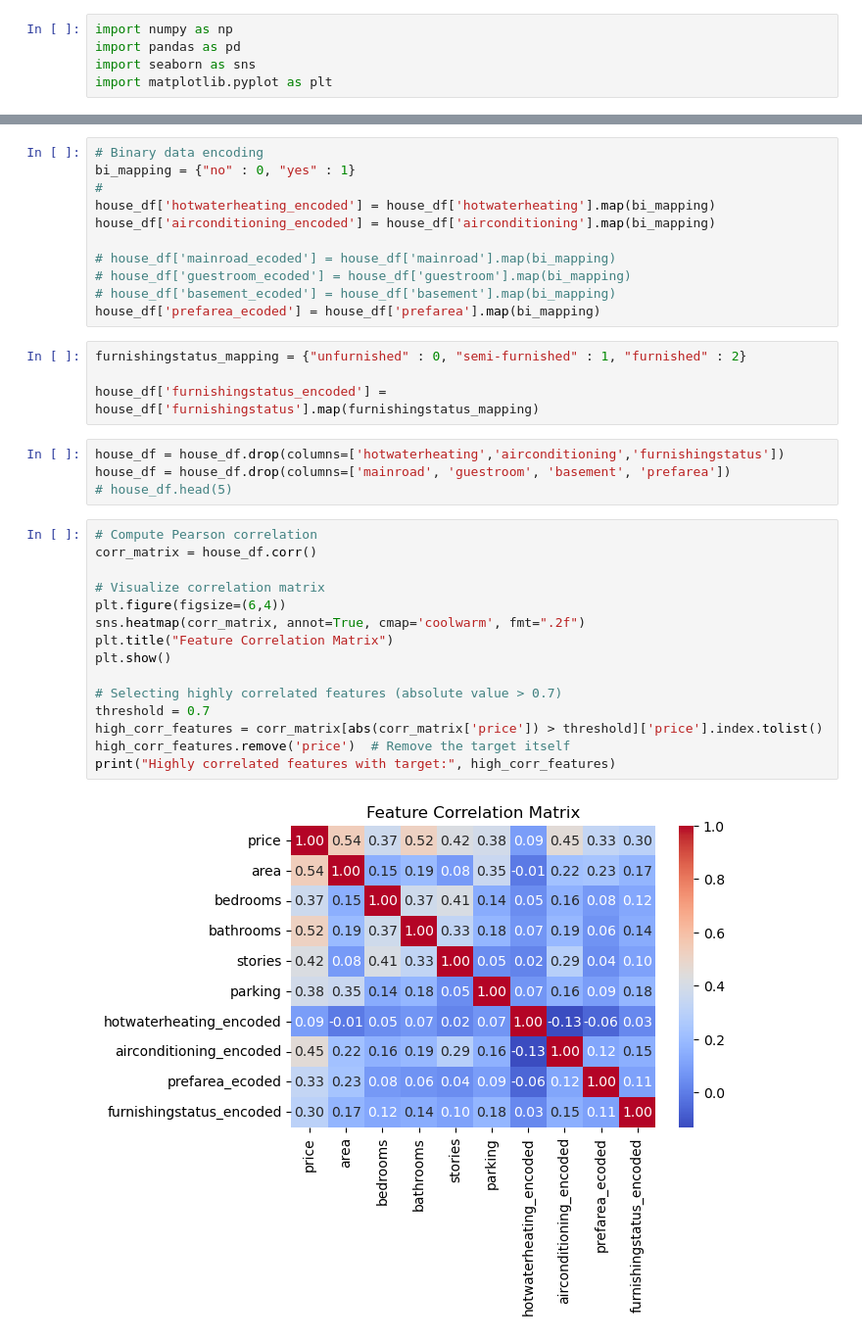
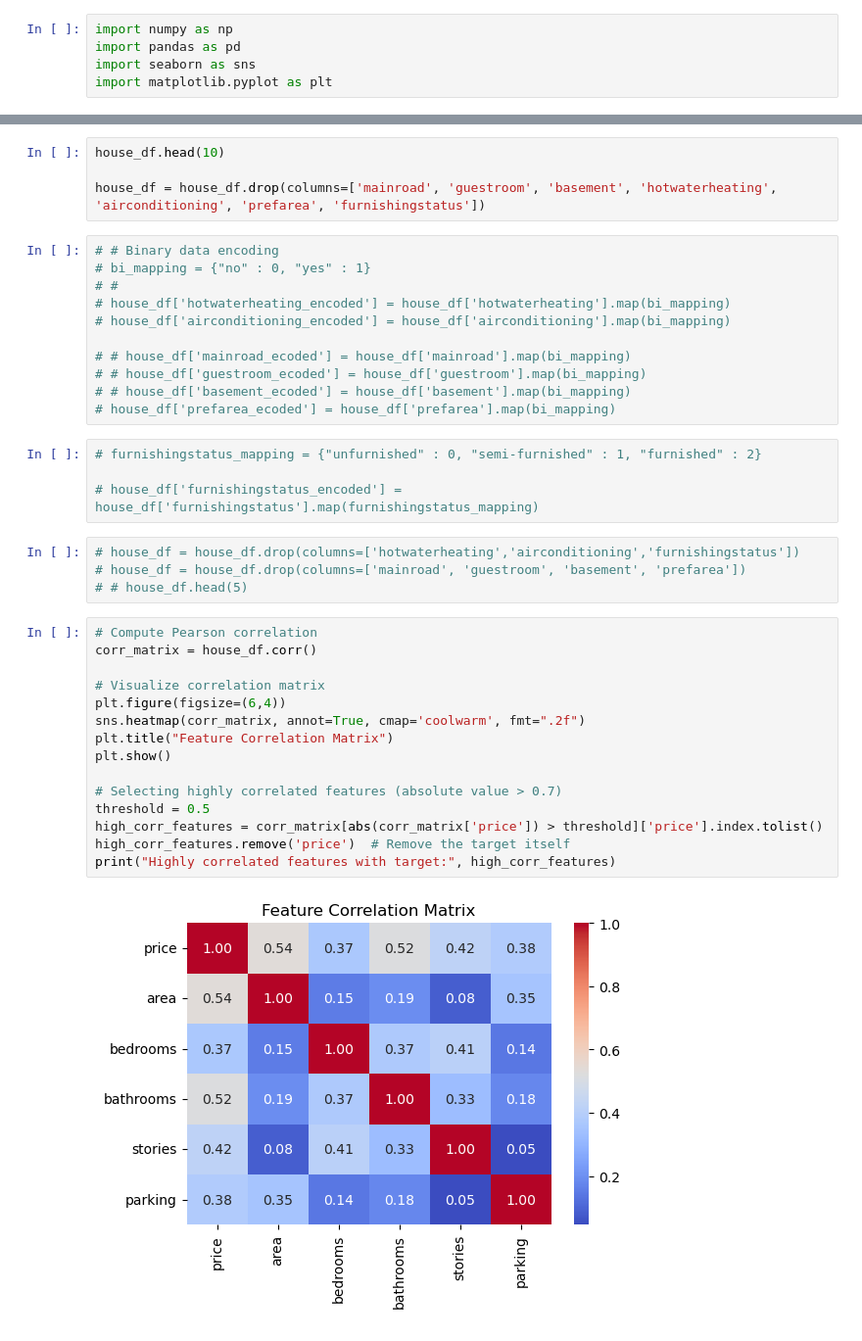
Before and after one commit to JosiahLam/Housing-Price-Prediction, a Jupyter notebook: feature_analysis.ipynb, the cells around one changed output, grey strips where cells are left out. Shown at 98% size. Saved outputs shown, nothing was run; the diff lists cells and outputs as text.

```diff
--- a/feature_analysis.ipynb
+++ b/feature_analysis.ipynb
@@ -41,36 +27,40 @@ house_df.head(10)
+# %%
+house_df.head(10)
+
+house_df = house_df.drop(columns=['mainroad', 'guestroom', 'basement', 'hotwaterheating', 'airconditioning', 'prefarea', 'furnishingstatus'])
 # %%
-# Binary data encoding
-bi_mapping = {"no" : 0, "yes" : 1}
-#
-house_df['hotwaterheating_encoded'] = house_df['hotwaterheating'].map(bi_mapping)
-house_df['airconditioning_encoded'] = house_df['airconditioning'].map(bi_mapping)
+# # Binary data encoding
+# bi_mapping = {"no" : 0, "yes" : 1}
+# #
+# house_df['hotwaterheating_encoded'] = house_df['hotwaterheating'].map(bi_mapping)
+# house_df['airconditioning_encoded'] = house_df['airconditioning'].map(bi_mapping)
 
-# house_df['mainroad_ecoded'] = house_df['mainroad'].map(bi_mapping)
-# house_df['guestroom_ecoded'] = house_df['guestroom'].map(bi_mapping)
-# house_df['basement_ecoded'] = house_df['basement'].map(bi_mapping)
-house_df['prefarea_ecoded'] = house_df['prefarea'].map(bi_mapping)
+# # house_df['mainroad_ecoded'] = house_df['mainroad'].map(bi_mapping)
+# # house_df['guestroom_ecoded'] = house_df['guestroom'].map(bi_mapping)
+# # house_df['basement_ecoded'] = house_df['basement'].map(bi_mapping)
+# house_df['prefarea_ecoded'] = house_df['prefarea'].map(bi_mapping)
 # %%
-furnishingstatus_mapping = {"unfurnished" : 0, "semi-furnished" : 1, "furnished" : 2}
+# furnishingstatus_mapping = {"unfurnished" : 0, "semi-furnished" : 1, "furnished" : 2}
 
-house_df['furnishingstatus_encoded'] = house_df['furnishingstatus'].map(furnishingstatus_mapping)
+# house_df['furnishingstatus_encoded'] = house_df['furnishingstatus'].map(furnishingstatus_mapping)
 # %%
-house_df = house_df.drop(columns=['hotwaterheating','airconditioning','furnishingstatus'])
-house_df = house_df.drop(columns=['mainroad', 'guestroom', 'basement', 'prefarea'])
-# house_df.head(5)
+# house_df = house_df.drop(columns=['hotwaterheating','airconditioning','furnishingstatus'])
+# house_df = house_df.drop(columns=['mainroad', 'guestroom', 'basement', 'prefarea'])
+# # house_df.head(5)
 # %%
 # Compute Pearson correlation
 corr_matrix = house_df.corr()
 
 # Visualize correlation matrix
 plt.figure(figsize=(6,4))
 sns.heatmap(corr_matrix, annot=True, cmap='coolwarm', fmt=".2f")
 plt.title("Feature Correlation Matrix")
 plt.show()
 
 # Selecting highly correlated features (absolute value > 0.7)
-threshold = 0.7
+threshold = 0.5
 high_corr_features = corr_matrix[abs(corr_matrix['price']) > threshold]['price'].index.tolist()
 high_corr_features.remove('price')  # Remove the target itself
 print("Highly correlated features with target:", high_corr_features)
 # %% [output]
-[figure, old version]
+[figure, new version]
```
Also changed, not shown: parts of 4 cells of this notebook.
